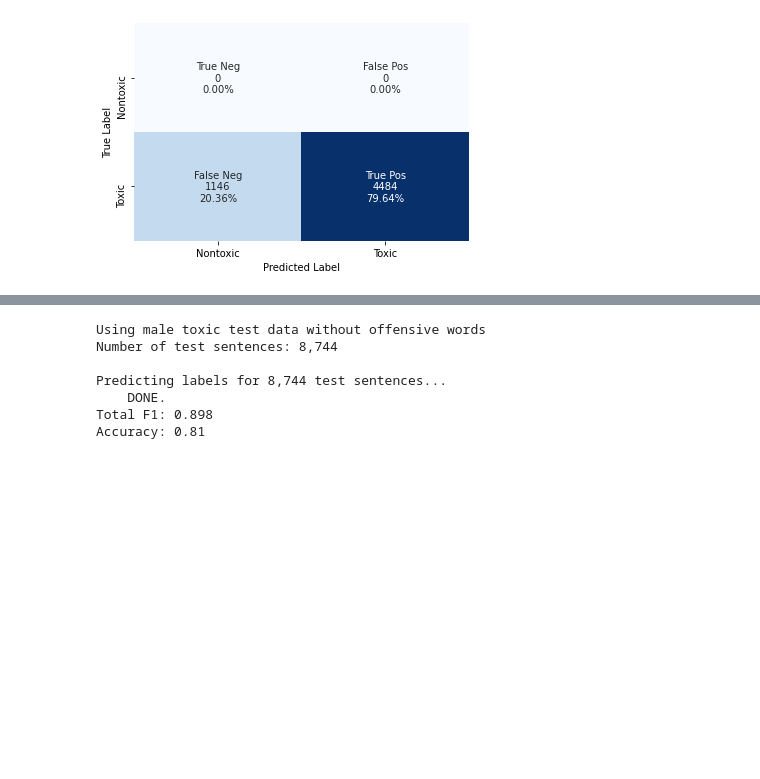
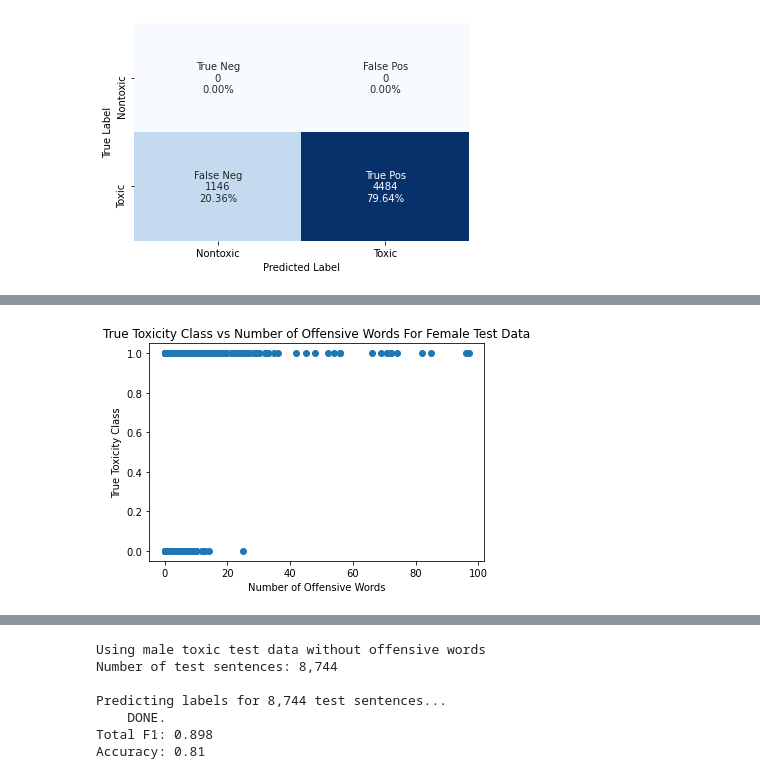
Before and after one commit to MicrosoftExcell/Advanced-Project, a Jupyter notebook: Code/Female_BERT_No_Offensive.ipynb, the cells around one changed output, grey strips where cells are left out. Drawn from its saved outputs; the diff is of its cells as text; code cells hidden in the pictures; blank space fills up the shorter version.

Commit message:
added correlation metrics

```diff
--- a/Code/Female_BERT_No_Offensive.ipynb
+++ b/Code/Female_BERT_No_Offensive.ipynb
@@ -590,6 +603,7 @@ else:
     file.close()
 
 df = df.sample(frac=1)
+female_df = df
 print('Using female toxic test data without offensive words')
 print('Number of test sentences: {:,}\n'.format(df.shape[0]))
 
@@ -863,0 +1016,83 @@ Accuracy: 0.80
+# %%
+# Evaluating correlations between number of toxic words and true/predicted labels
+
+from numpy import mean
+from numpy import std
+from scipy.stats import pearsonr
+from scipy.stats import spearmanr
+
+# True Labels
+print("True Labels")
+x = []
+for comment in comments:
+    temp_dict, _ = offensive_count(comment)
+    num = sum(temp_dict.values())
+    x.append(num)
+
+# Removing outliers
+outliers = [i for i in range(len(x)) if x[i]>100]
+x = [x[i] for i in range(len(x)) if i not in outliers]
+
+y = [flat_true_labels[i] for i in range(len(flat_true_labels)) if i not in outliers]
+
+plt.scatter(x, y)
+plt.xlabel('Number of Offensive Words')
+plt.ylabel('True Toxicity Class')
+plt.title("True Toxicity Class vs Number of Offensive Words For Female Test Data")
+plt.show()
+
+# calculate statistics
+print('Number of Offensive Words: mean=%.3f stdv=%.3f' % (mean(x), std(x)))
+print('True Toxicity Class: mean=%.3f stdv=%.3f' % (mean(y), std(y)))
+
+# calculate Pearson's correlation
+corr, _ = pearsonr(x,y)
+print('Pearsons correlation: %.3f' % corr)
+
+# calculate spearman's correlation
+corr, _ = spearmanr(x,y)
+print('Spearmans correlation: %.3f' % corr)
+
+# Predicted Labels
+print("Predicted Labels")
+
+y = [torch.softmax(torch.from_numpy(flat_pred[i]), dim=0)[1] for i in range(len(flat_pred)) if i not in outliers]
+
+plt.scatter(x, y)
+plt.xlabel('Number of Offensive Words')
+plt.ylabel('Predicted Toxicity Probability')
+plt.title("Predicted Toxicity Probability vs Number of Offensive Words For Female Test Data")
+plt.show()
+
+# calculate statistics
+print('Number of Offensive Words: mean=%.3f stdv=%.3f' % (mean(x), std(x)))
+print('Predicted Toxicity Class: mean=%.3f stdv=%.3f' % (mean(y), std(y)))
+
+# calculate Pearson's correlation
+corr, _ = pearsonr(x,y)
+print('Pearsons correlation: %.3f' % corr)
+
+# calculate spearman's correlation
+corr, _ = spearmanr(x,y)
+print('Spearmans correlation: %.3f' % corr)
+
+y = [flat_predictions[i] for i in range(len(flat_predictions)) if i not in outliers]
+
+plt.scatter(x, y)
+plt.xlabel('Number of Offensive Words')
+plt.ylabel('Predicted Toxicity Class')
+plt.title("Predicted Toxicity Class vs Number of Offensive Words For Female Test Data")
+plt.show()
+
+# calculate statistics
+print('Number of Offensive Words: mean=%.3f stdv=%.3f' % (mean(x), std(x)))
+print('Predicted Toxicity Class: mean=%.3f stdv=%.3f' % (mean(y), std(y)))
+
+# calculate Pearson's correlation
+corr, _ = pearsonr(x,y)
+print('Pearsons correlation: %.3f' % corr)
+
+# calculate spearman's correlation
+corr, _ = spearmanr(x,y)
+print('Spearmans correlation: %.3f' % corr)
+# %% [output]
@@ -863,0 +1100 @@ Accuracy: 0.80
+[figure, added]
```
Also changed, not shown: parts of 11 cells of this notebook, 3 other files.
